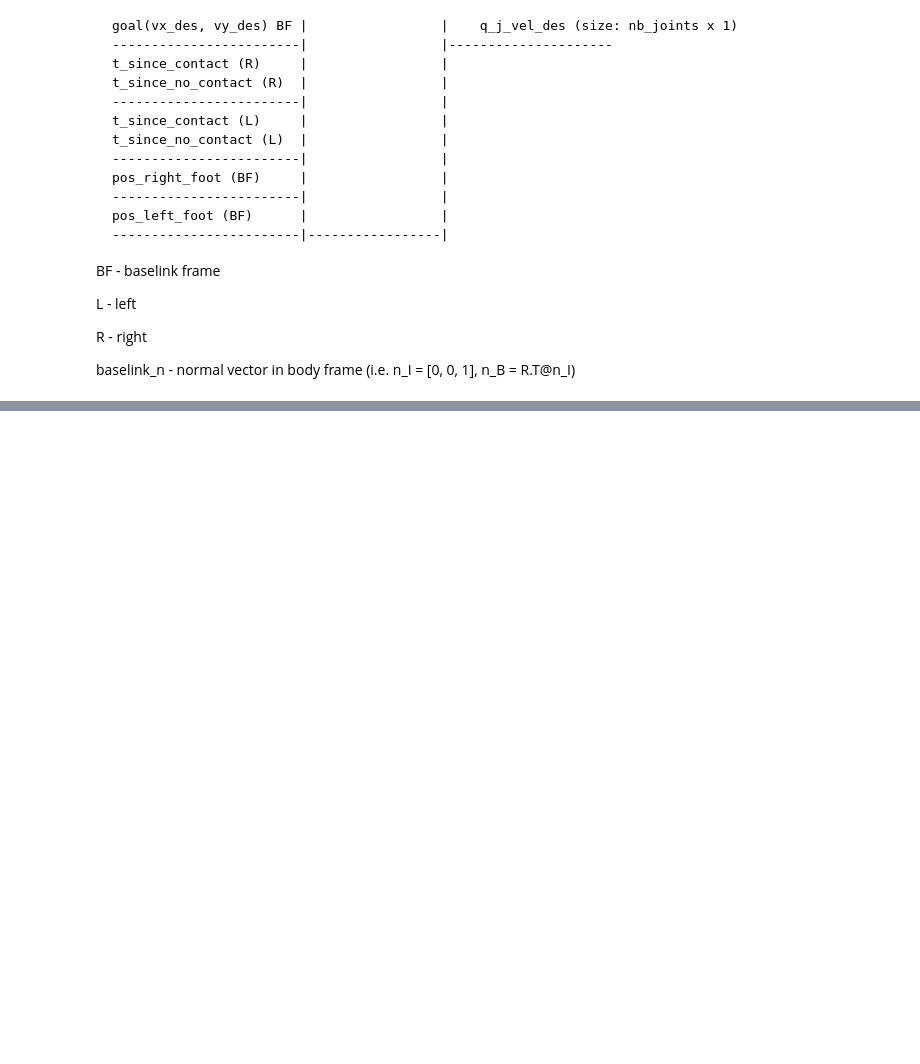
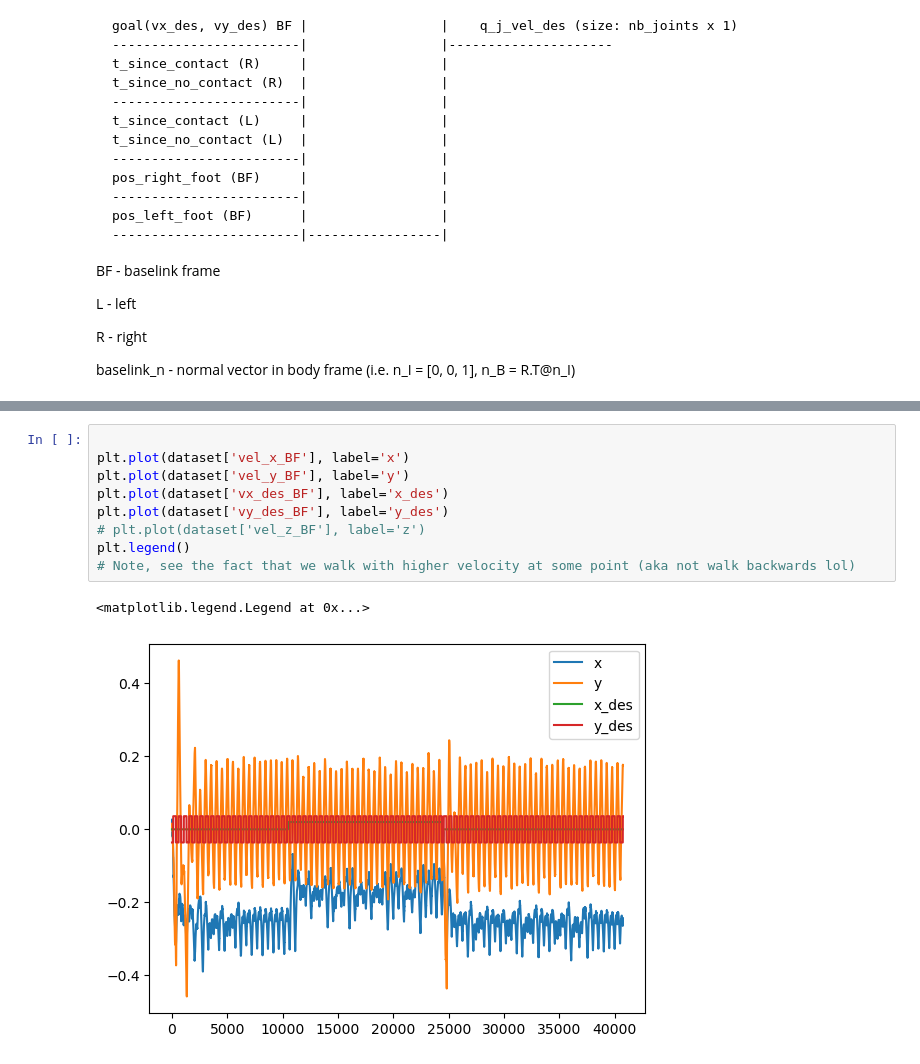
Before and after one commit to Stapelzeiger/biped, a Jupyter notebook: sim_mujoco/sim_mujoco/data/data_analysis.ipynb, the cells around one changed output, grey strips where cells are left out. Cells and saved outputs as stored; diff of their text form; blank space fills up the shorter version.

```diff
--- a/sim_mujoco/sim_mujoco/data/data_analysis.ipynb
+++ b/sim_mujoco/sim_mujoco/data/data_analysis.ipynb
@@ -35,0 +70,12 @@ baselink_n - normal vector in body frame (i.e. n_I = [0, 0, 1], n_B = R.T@n_I)
+# %%
+
+plt.plot(dataset['vel_x_BF'], label='x')
+plt.plot(dataset['vel_y_BF'], label='y')
+plt.plot(dataset['vx_des_BF'], label='x_des')
+plt.plot(dataset['vy_des_BF'], label='y_des')
+# plt.plot(dataset['vel_z_BF'], label='z')
+plt.legend()
+# Note, see the fact that we walk with higher velocity at some point (aka not walk backwards lol)
+# %% [output]
+<matplotlib.legend.Legend at 0x...>
+[figure, added]
```
Also changed, not shown: parts of 2 cells of this notebook, 2 other files.
